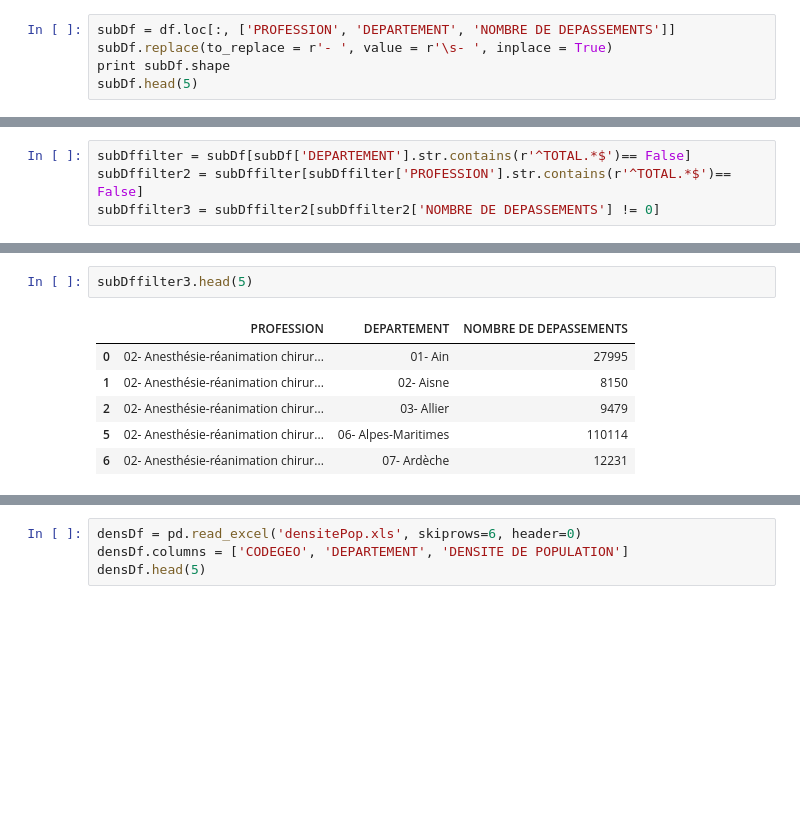
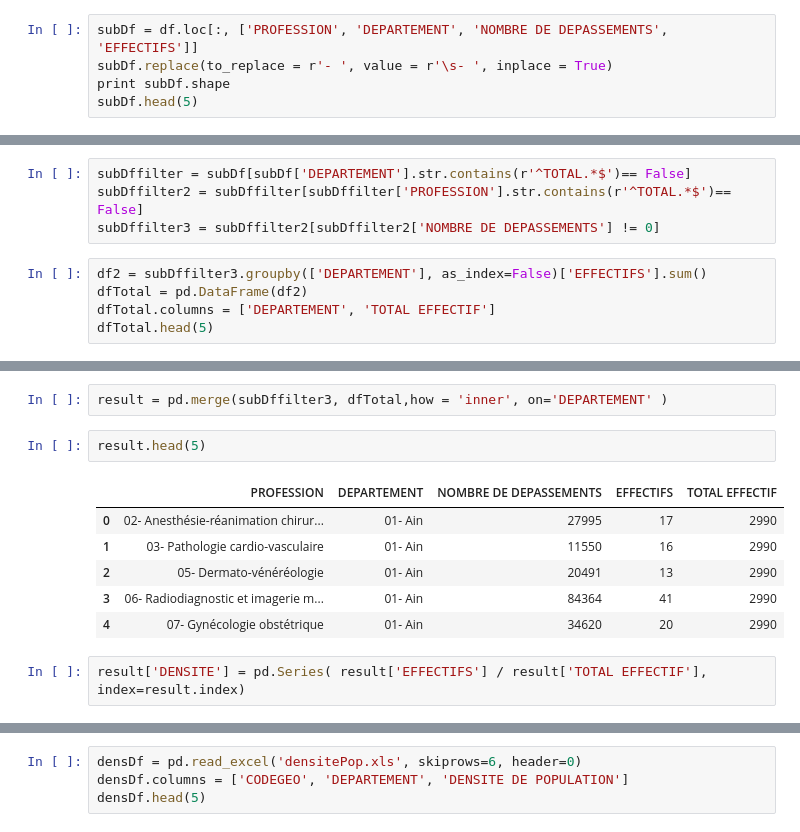
Before and after one commit to rachidalili/MS-BGD2015, a Jupyter notebook: Derrick_HO/Lesson4/hackathon.ipynb, the cells around one changed output, grey strips where cells are left out. Cells and saved outputs as stored; diff of their text form; blank space fills up the shorter version.

```diff
--- a/Derrick_HO/Lesson4/hackathon.ipynb
+++ b/Derrick_HO/Lesson4/hackathon.ipynb
@@ -45,7 +45,7 @@ df.size
 # %% [output]
 161298
 # %%
-subDf = df.loc[:, ['PROFESSION', 'DEPARTEMENT', 'NOMBRE DE DEPASSEMENTS']]
+subDf = df.loc[:, ['PROFESSION', 'DEPARTEMENT', 'NOMBRE DE DEPASSEMENTS', 'EFFECTIFS']]
 subDf.replace(to_replace = r'- ', value = r'\s- ', inplace = True)
 print subDf.shape
 subDf.head(5)
@@ -81,3 +81,8 @@ subDf.head(5)
 subDffilter = subDf[subDf['DEPARTEMENT'].str.contains(r'^TOTAL.*$')== False]
 subDffilter2 = subDffilter[subDffilter['PROFESSION'].str.contains(r'^TOTAL.*$')== False]
 subDffilter3 = subDffilter2[subDffilter2['NOMBRE DE DEPASSEMENTS'] != 0]
+# %%
+df2 = subDffilter3.groupby(['DEPARTEMENT'], as_index=False)['EFFECTIFS'].sum()
+dfTotal = pd.DataFrame(df2)
+dfTotal.columns = ['DEPARTEMENT', 'TOTAL EFFECTIF']
+dfTotal.head(5)
@@ -84,9 +96,13 @@ subDffilter3 = subDffilter2[subDffilter2['NOMBRE DE DEPASSEMENTS'] != 0]
+# %%
+result = pd.merge(subDffilter3, dfTotal,how = 'inner', on='DEPARTEMENT' )
 # %%
-subDffilter3.head(5)
+result.head(5)
 # %% [output]
-|  | PROFESSION | DEPARTEMENT | NOMBRE DE DEPASSEMENTS |
-| 0 | 02- Anesthésie-réanimation chirur... | 01- Ain | 27995 |
-| 1 | 02- Anesthésie-réanimation chirur... | 02- Aisne | 8150 |
-| 2 | 02- Anesthésie-réanimation chirur... | 03- Allier | 9479 |
-| 5 | 02- Anesthésie-réanimation chirur... | 06- Alpes-Maritimes | 110114 |
-| 6 | 02- Anesthésie-réanimation chirur... | 07- Ardèche | 12231 |
+|  | PROFESSION | DEPARTEMENT | NOMBRE DE DEPASSEMENTS | EFFECTIFS | TOTAL EFFECTIF |
+| 0 | 02- Anesthésie-réanimation chirur... | 01- Ain | 27995 | 17 | 2990 |
+| 1 | 03- Pathologie cardio-vasculaire | 01- Ain | 11550 | 16 | 2990 |
+| 2 | 05- Dermato-vénéréologie | 01- Ain | 20491 | 13 | 2990 |
+| 3 | 06- Radiodiagnostic et imagerie m... | 01- Ain | 84364 | 41 | 2990 |
+| 4 | 07- Gynécologie obstétrique | 01- Ain | 34620 | 20 | 2990 |
+# %%
+result['DENSITE'] = pd.Series( result['EFFECTIFS'] / result['TOTAL EFFECTIF'], index=result.index)
```
Also changed, not shown: parts of 27 cells of this notebook, 3 other files.
